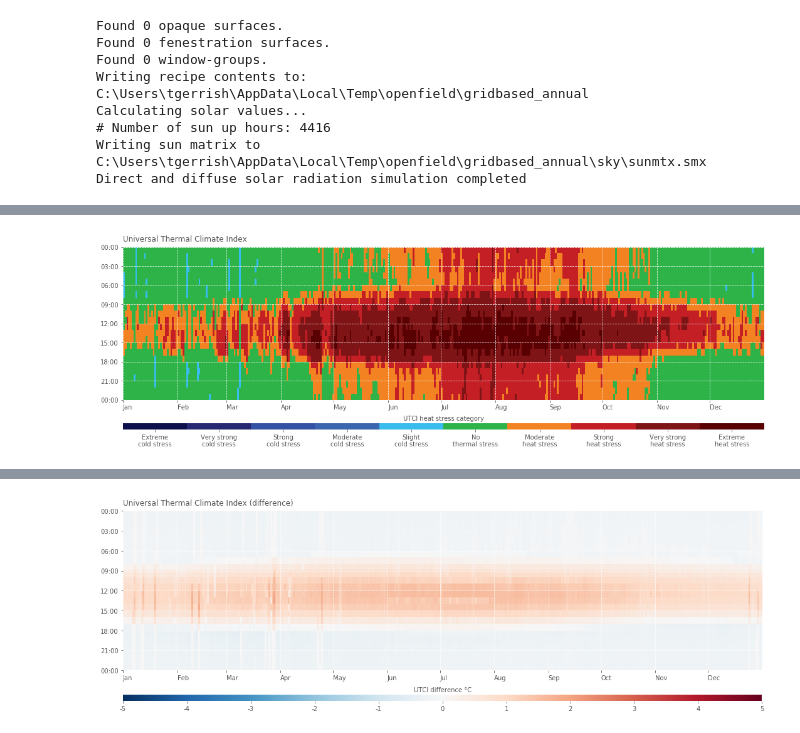
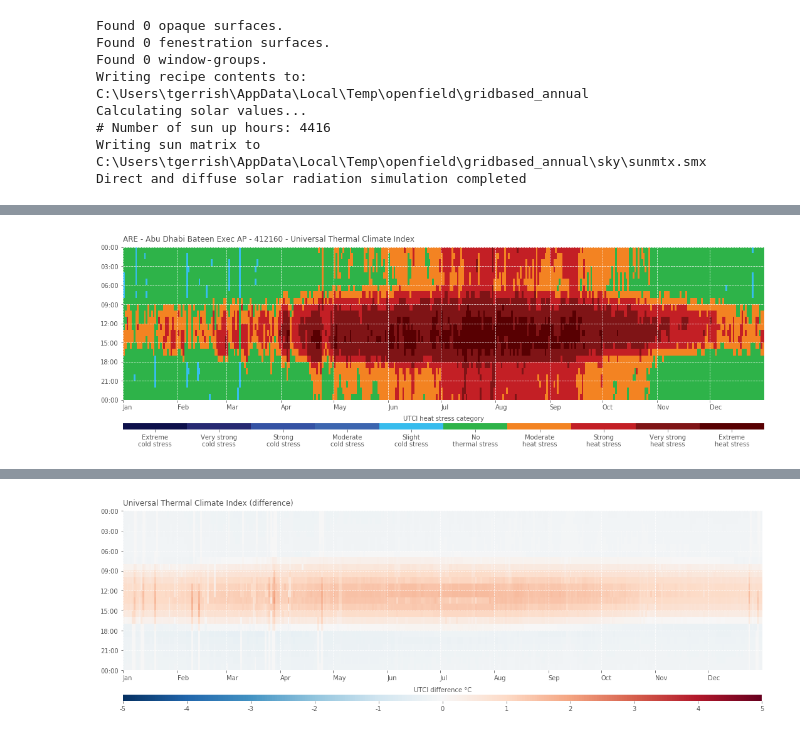
Before and after one commit to mostaphaRoudsari/stunning-spork, a Jupyter notebook: Example.ipynb, the cells around one changed output, grey strips where cells are left out. Cells and saved outputs as stored; diff of their text form; code cells hidden in the pictures.

```diff
--- a/Example.ipynb
+++ b/Example.ipynb
@@ -39,8 +40,11 @@ Mean radiant temperature calculation completed
 # %%
+from ladybug.epw import EPW
+e = EPW(epw_file).location
+
 # Plot the generic UTCI (using calculated Mean Radiant Temperature with Dry-bulb Temperature, Relative Humidity and Wind Speed from the EPW file)
-plot.heatmap(universal_thermal_climate_index.values, plot_type="comfort")
+plot.heatmap(universal_thermal_climate_index.values, plot_type="comfort", location_string="{} - {} - {}".format(e.country, e.city, e.station_id))
 # %% [output]
-[figure, old version]
+[figure, new version]
 # %%
 # Generate a set of UTCI values for different mitigation conditions
 utci_dict = mitigations.utci_comparison(epw_file, idd_file, direct_horizontal_solar=direct_rad, diffuse_horizontal_solar=diffuse_rad)
```
Also changed, not shown: parts of 3 cells of this notebook, 3 other files.
